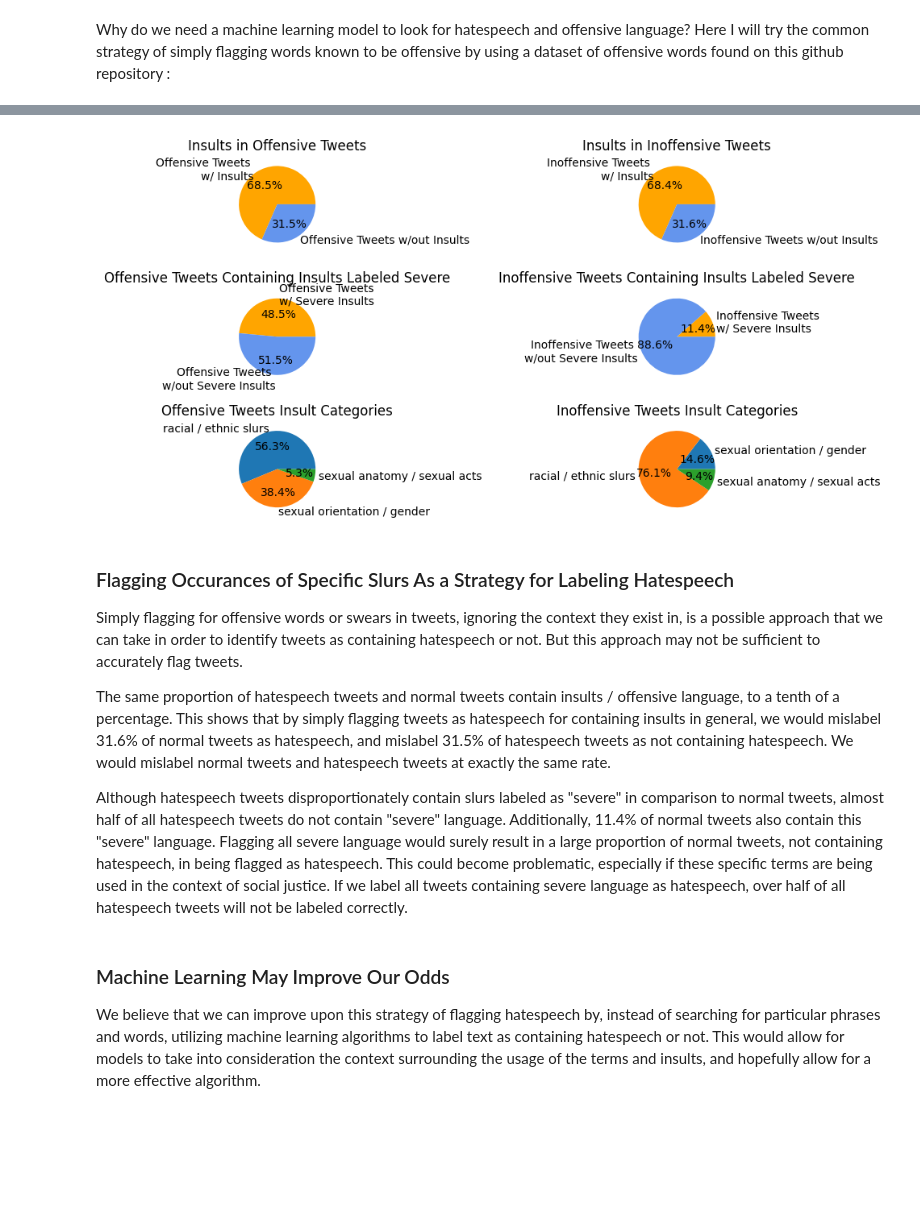
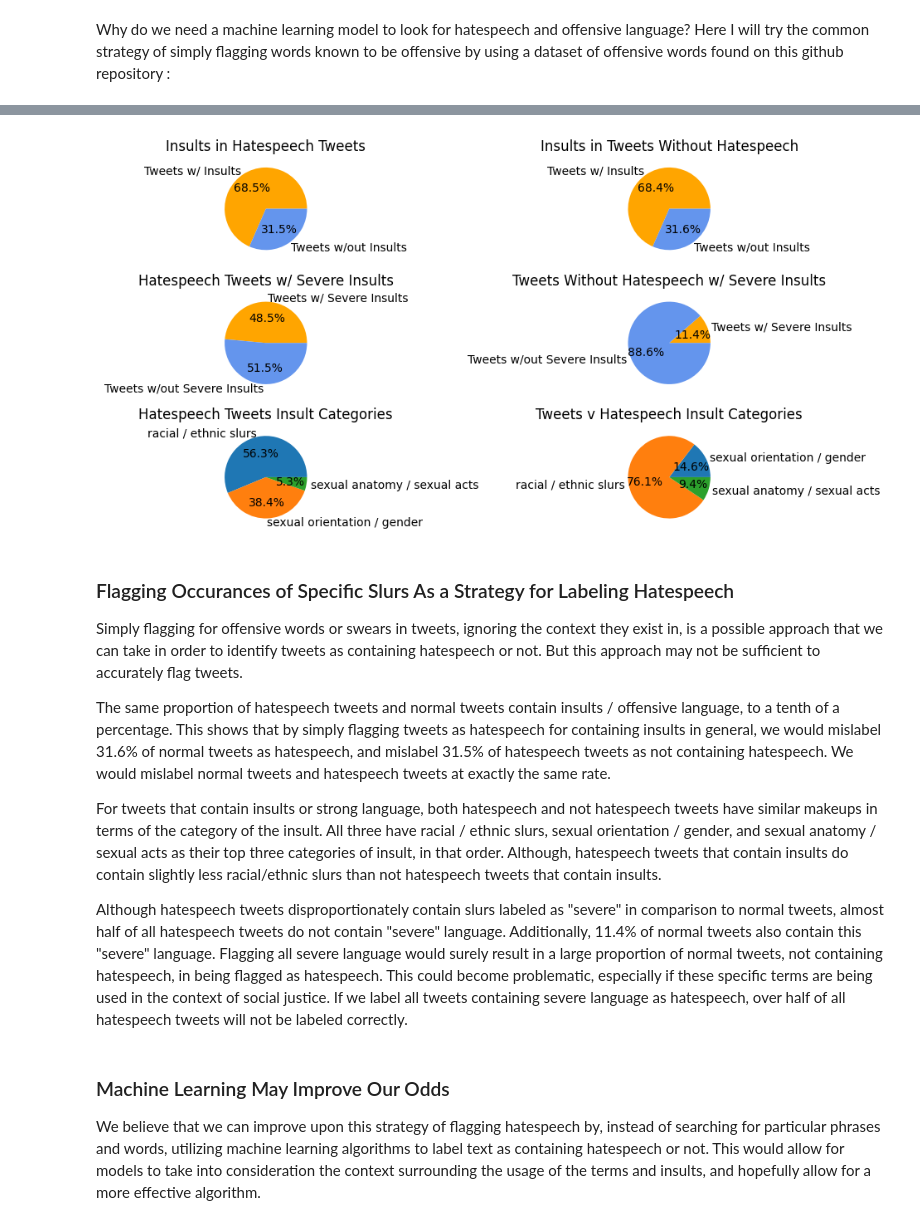
Before and after one commit to hwalters361/CS158_Project, a Jupyter notebook: transformer.ipynb, the cells around one changed output, grey strips where cells are left out. Cells and saved outputs as stored; diff of their text form; code cells hidden in the pictures; blank space fills up the shorter version.

```diff
--- a/transformer.ipynb
+++ b/transformer.ipynb
@@ -103,7 +103,7 @@ tweets_df['contains_insult'] = tweets_df['tweet'].apply(lambda x: find_first_ins
 tweets_df['contains_severe_insult'] = tweets_df['tweet'].apply(lambda x: contains_insult(x,severe_insults_df))
 
 # Filter tweets containing insults from the insult dataset
-offensive_tweets = tweets_df[tweets_df['class'] == 0]
-inoffensive_tweets = tweets_df[tweets_df['class'] == 1]
+hatespeech_tweets = tweets_df[tweets_df['class'] == 0]
+no_hatespeech_tweets = tweets_df[tweets_df['class'] == 1];
 # %%
 
@@ -154,59 +154,59 @@ See the caveats in the documentation: https://pandas.pydata.org/pandas-docs/stab
 # %%
-# Count the number of tweets with and without insults for offensive and inoffensive tweets
-no_insults_offensive_count = offensive_tweets['contains_insult'].isna().sum()
-no_insults_inoffensive_count = inoffensive_tweets['contains_insult'].isna().sum()
+# Count the number of tweets with and without insults for hatespeech and no_hatespeech tweets
+no_insults_hatespeech_count = hatespeech_tweets['contains_insult'].isna().sum()
+no_insults_no_hatespeech_count = no_hatespeech_tweets['contains_insult'].isna().sum()
 
-# Count the number of tweets without severe insults for offensive and inoffensive tweets
-severe_offensive_count = (offensive_tweets['contains_severe_insult'] == True).sum()
-no_severe_offensive_count = (offensive_tweets['contains_severe_insult'] == False).sum()
+# Count the number of tweets without severe insults for hatespeech and no_hatespeech tweets
+severe_hatespeech_count = (hatespeech_tweets['contains_severe_insult'] == True).sum()
+no_severe_hatespeech_count = (hatespeech_tweets['contains_severe_insult'] == False).sum()
 
-severe_inoffensive_count = (inoffensive_tweets['contains_severe_insult'] == True).sum()
-no_severe_inoffensive_count = (inoffensive_tweets['contains_severe_insult'] == False).sum()
+severe_no_hatespeech_count = (no_hatespeech_tweets['contains_severe_insult'] == True).sum()
+no_severe_no_hatespeech_count = (no_hatespeech_tweets['contains_severe_insult'] == False).sum()
 
 # Plotting pie charts
 fig, axs = plt.subplots(3, 2, figsize=(10, 5))
 
 # Pie chart for offensive tweets
-axs[0][0].pie([offensive_tweets['contains_insult'].size - no_insults_offensive_count, no_insults_offensive_count],
-       labels=['Offensive Tweets \nw/ Insults', 'Offensive Tweets w/out Insults'],autopct='%1.1f%%',colors=['orange', 'cornflowerblue'])
-axs[0][0].set_title('Insults in Offensive Tweets')
+axs[0][0].pie([hatespeech_tweets['contains_insult'].size - no_insults_hatespeech_count, no_insults_hatespeech_count],
+       labels=['Tweets w/ Insults', 'Tweets w/out Insults'],autopct='%1.1f%%',colors=['orange', 'cornflowerblue'])
+axs[0][0].set_title('Insults in Hatespeech Tweets')
 
-# Pie chart for inoffensive tweets
-axs[0][1].pie([inoffensive_tweets['contains_insult'].size - no_insults_inoffensive_count, no_insults_inoffensive_count],
-       labels=['Inoffensive Tweets \nw/ Insults', 'Inoffensive Tweets w/out Insults'],autopct='%1.1f%%',colors=['orange', 'cornflowerblue'])
-axs[0][1].set_title('Insults in Inoffensive Tweets')
+# Pie chart for no_hatespeech tweets
+axs[0][1].pie([no_hatespeech_tweets['contains_insult'].size - no_insults_no_hatespeech_count, no_insults_no_hatespeech_count],
+       labels=['Tweets w/ Insults', 'Tweets w/out Insults'],autopct='%1.1f%%',colors=['orange', 'cornflowerblue'])
+axs[0][1].set_title('Insults in Tweets Without Hatespeech')
 
-axs[1][0].pie([severe_offensive_count, no_severe_offensive_count],
-              labels=['Offensive Tweets \nw/ Severe Insults','Offensive Tweets \nw/out Severe Insults'],autopct='%1.1f%%',colors=['orange', 'cornflowerblue'])
-axs[1][0].set_title('Offensive Tweets Containing Insults Labeled Severe')
+axs[1][0].pie([severe_hatespeech_count, no_severe_hatespeech_count],
+              labels=['Tweets w/ Severe Insults','Tweets w/out Severe Insults'],autopct='%1.1f%%',colors=['orange', 'cornflowerblue'])
+axs[1][0].set_title('Hatespeech Tweets w/ Severe Insults')
 
-axs[1][1].pie([severe_inoffensive_count, no_severe_inoffensive_count],
-              labels=['Inoffensive Tweets \nw/ Severe Insults','Inoffensive Tweets \nw/out Severe Insults'],autopct='%1.1f%%',colors=['orange', 'cornflowerblue'])
-axs[1][1].set_title('Inoffensive Tweets Containing Insults Labeled Severe')
+axs[1][1].pie([severe_no_hatespeech_count, no_severe_no_hatespeech_count],
+              labels=['Tweets w/ Severe Insults','Tweets w/out Severe Insults'],autopct='%1.1f%%',colors=['orange', 'cornflowerblue'])
+axs[1][1].set_title('Tweets Without Hatespeech w/ Severe Insults')
 
-axs[2][0].pie([x for x in insult_offensive_categories.values()],
-              labels=[x for x in insult_offensive_categories.keys()], autopct='%1.1f%%')
-axs[2][0].set_title('Offensive Tweets Insult Categories')
+axs[2][0].pie([x for x in insult_hatespeech_categories.values()],
+              labels=[x for x in insult_hatespeech_categories.keys()], autopct='%1.1f%%')
+axs[2][0].set_title('Hatespeech Tweets Insult Categories')
 
-axs[2][1].pie([x for x in insult_inoffensive_categories.values()],
-              labels=[x for x in insult_inoffensive_categories.keys()], autopct='%1.1f%%')
-axs[2][1].set_title('Inoffensive Tweets Insult Categories')
+axs[2][1].pie([x for x in insult_no_hatespeech_categories.values()],
+              labels=[x for x in insult_no_hatespeech_categories.keys()], autopct='%1.1f%%')
+axs[2][1].set_title('Tweets v Hatespeech Insult Categories')
 
 plt.tight_layout()
 plt.show()
 
 # Create pie chart
 
 # Extract category labels and frequencies
-# insult_offensive_categories
-# insult_inoffensive_categories
-categories_offensive_insults = list(insult_offensive_categories.keys())
-frequencies_offensive_insults = list(insult_offensive_categories.values())
+# insult_hatespeech_categories
+# insult_no_hatespeech_categories
+categories_hatespeech_insults = list(insult_hatespeech_categories.keys())
+frequencies_hatespeech_insults = list(insult_hatespeech_categories.values())
 
-categories_inoffensive_insults = list(insult_inoffensive_categories.keys())
-frequencies_inoffensive_insults = list(insult_inoffensive_categories.values())
+categories_no_hatespeech_insults = list(insult_no_hatespeech_categories.keys())
+frequencies_no_hatespeech_insults = list(insult_no_hatespeech_categories.values())
 # %% [output]
-[figure, old version]
+[figure, new version]
 # %% [markdown]
 ### Flagging Occurances of Specific Slurs As a Strategy for Labeling Hatespeech
 
@@ -214,6 +214,8 @@ Simply flagging for offensive words or swears in tweets, ignoring the context th
 
 The same proportion of hatespeech tweets and normal tweets contain insults / offensive language, to a tenth of a percentage. This shows that by simply flagging tweets as hatespeech for containing insults in general, we would mislabel 31.6% of normal tweets as hatespeech, and mislabel 31.5% of hatespeech tweets as not containing hatespeech. We would mislabel normal tweets and hatespeech tweets at exactly the same rate.
 
+For tweets that contain insults or strong language, both hatespeech and not hatespeech tweets have similar makeups in terms of the category of the insult. All three have racial / ethnic slurs, sexual orientation / gender, and sexual anatomy / sexual acts as their top three categories of insult, in that order. Although, hatespeech tweets that contain insults do contain slightly less racial/ethnic slurs than not hatespeech tweets that contain insults.
+
 Although hatespeech tweets disproportionately contain slurs labeled as "severe" in comparison to normal tweets, almost half of all hatespeech tweets do not contain "severe" language. Additionally, 11.4% of normal tweets also contain this "severe" language. Flagging all severe language would surely result in a large proportion of normal tweets, not containing hatespeech, in being flagged as hatespeech. This could become problematic, especially if these specific terms are being used in the context of social justice. If we label all tweets containing severe language as hatespeech, over half of all hatespeech tweets will not be labeled correctly.
 # %% [markdown]
 ### Machine Learning May Improve Our Odds
```
Also changed, not shown: parts of 2 cells of this notebook.
